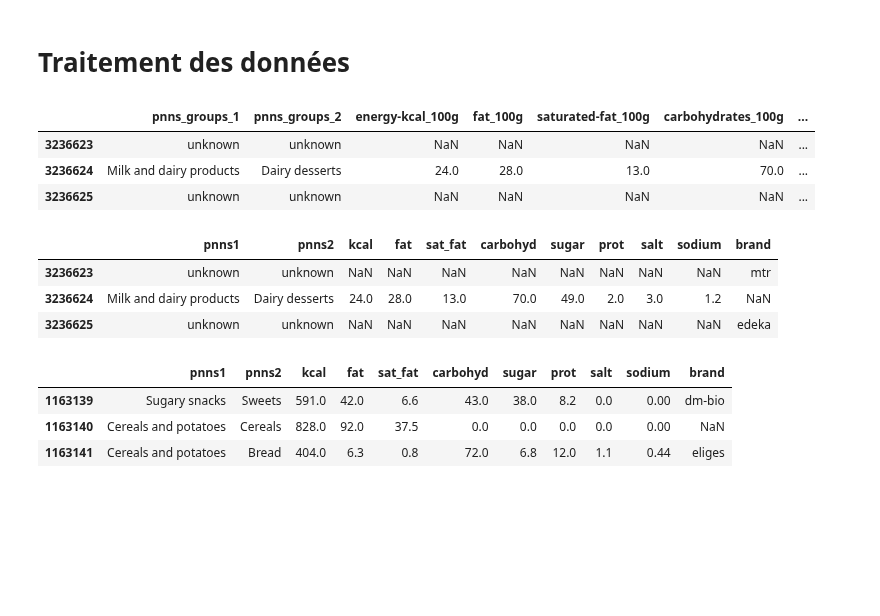
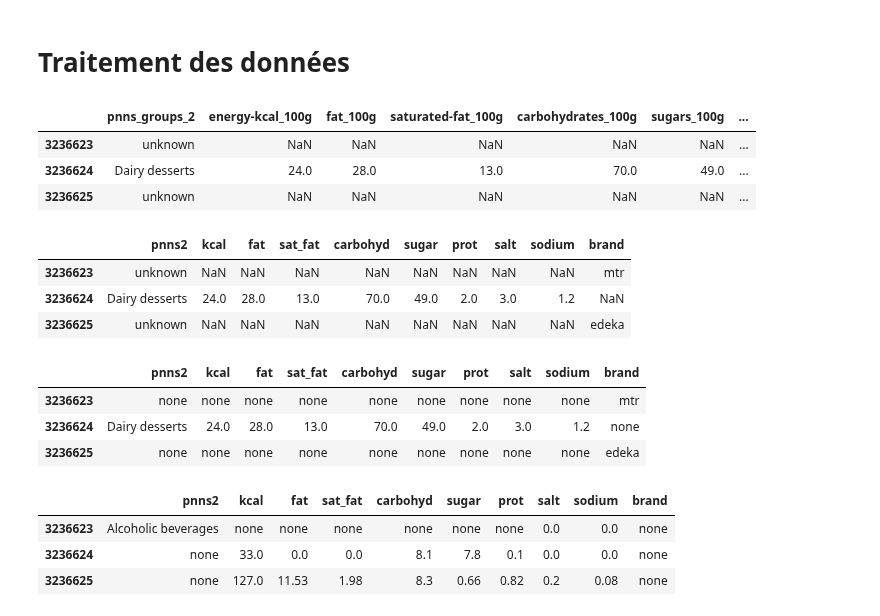
Before and after one commit to CarolusIntelligence/green_ia, a Jupyter notebook: cch/pre_processing_v0.7.ipynb, the cells around one changed output. Drawn from its saved outputs; the diff is of its cells as text; code cells hidden in the pictures; blank space fills up the shorter version.

```diff
--- a/cch/pre_processing_v0.7.ipynb
+++ b/cch/pre_processing_v0.7.ipynb
@@ -48,7 +48,10 @@ openfoodfact_csv_version = '01'
 # %%
 # import du csv de données openfoodfacts
 openfoodfacts_csv = project_path + f"data_global\\openfoodfacts_{openfoodfact_csv_version}.csv"
-df = pd.read_csv(openfoodfacts_csv)
+df_imported = pd.read_csv(openfoodfacts_csv)
+# %%
+# cellule à rafraichir pour éviter de charger pendant 1h !
+df = df_imported
 # %% [markdown]
 # Analyse des données
 # %%
@@ -94,7 +97,6 @@ range (90, 100]:
 # %%
 # récupérer les colonnes intéressantes
 col_classi = [
-    'pnns_groups_1',
     'pnns_groups_2',
     'energy-kcal_100g',
     'fat_100g',
@@ -106,46 +108,49 @@ col_classi = [
     'sodium_100g',
     'brands_tags',
 ]
-cat_df = df[col_classi]
-cat_df.tail(3)
+df = df[col_classi]
+df.tail(3)
 # %% [output]
-|  | pnns_groups_1 | pnns_groups_2 | energy-kcal_100g | fat_100g | saturated-fat_100g | carbohydrates_100g | ... |
-| 3236623 | unknown | unknown | NaN | NaN | NaN | NaN | ... |
-| 3236624 | Milk and dairy products | Dairy desserts | 24.0 | 28.0 | 13.0 | 70.0 | ... |
-| 3236625 | unknown | unknown | NaN | NaN | NaN | NaN | ... |
+|  | pnns_groups_2 | energy-kcal_100g | fat_100g | saturated-fat_100g | carbohydrates_100g | sugars_100g | ... |
+| 3236623 | unknown | NaN | NaN | NaN | NaN | NaN | ... |
+| 3236624 | Dairy desserts | 24.0 | 28.0 | 13.0 | 70.0 | 49.0 | ... |
+| 3236625 | unknown | NaN | NaN | NaN | NaN | NaN | ... |
 # %%
 # renommer les colonnes
 rename_col = {
-    'pnns_groups_1': 'pnns1',
     'energy-kcal_100g': 'kcal',
     'fat_100g': 'fat',
     'saturated-fat_100g': 'sat_fat',
     'carbohydrates_100g': 'carbohyd',
     'sugars_100g': 'sugar',
     'proteins_100g': 'prot',
     'salt_100g': 'salt',
     'sodium_100g': 'sodium',
     'brands_tags': 'brand',
     'pnns_groups_2': 'pnns2'
 }
-cat_df = cat_df.rename(columns=rename_col)
-cat_df.tail(3)
+df = df.rename(columns=rename_col)
+df.tail(3)
 # %% [output]
-|  | pnns1 | pnns2 | kcal | fat | sat_fat | carbohyd | sugar | prot | salt | sodium | brand |
-| 3236623 | unknown | unknown | NaN | NaN | NaN | NaN | NaN | NaN | NaN | NaN | mtr |
-| 3236624 | Milk and dairy products | Dairy desserts | 24.0 | 28.0 | 13.0 | 70.0 | 49.0 | 2.0 | 3.0 | 1.2 | NaN |
-| 3236625 | unknown | unknown | NaN | NaN | NaN | NaN | NaN | NaN | NaN | NaN | edeka |
+|  | pnns2 | kcal | fat | sat_fat | carbohyd | sugar | prot | salt | sodium | brand |
+| 3236623 | unknown | NaN | NaN | NaN | NaN | NaN | NaN | NaN | NaN | mtr |
+| 3236624 | Dairy desserts | 24.0 | 28.0 | 13.0 | 70.0 | 49.0 | 2.0 | 3.0 | 1.2 | NaN |
+| 3236625 | unknown | NaN | NaN | NaN | NaN | NaN | NaN | NaN | NaN | edeka |
+# %%
+# remplacer tous les NaN et unkown par null
+df.replace(['unknown', np.nan], ['none', 'none'], inplace=True)
+df.tail(3)
+# %% [output]
+|  | pnns2 | kcal | fat | sat_fat | carbohyd | sugar | prot | salt | sodium | brand |
+| 3236623 | none | none | none | none | none | none | none | none | none | mtr |
+| 3236624 | Dairy desserts | 24.0 | 28.0 | 13.0 | 70.0 | 49.0 | 2.0 | 3.0 | 1.2 | none |
+| 3236625 | none | none | none | none | none | none | none | none | none | edeka |
 # %%
-# suppresion des lignes où pnns2 = unknow ou NaN
-cat_df = cat_df.dropna(subset = ["pnns2"])
-cat_df = cat_df[cat_df['pnns2'] != 'unknown']
-
 # mélange des lignes aléatoirement
-cat_df = cat_df.sample(frac=1).reset_index(drop=True)
-
-cat_df.tail(3)
+df = df.sample(frac=1).reset_index(drop=True)
+df.tail(3)
 # %% [output]
-|  | pnns1 | pnns2 | kcal | fat | sat_fat | carbohyd | sugar | prot | salt | sodium | brand |
-| 1163139 | Sugary snacks | Sweets | 591.0 | 42.0 | 6.6 | 43.0 | 38.0 | 8.2 | 0.0 | 0.00 | dm-bio |
-| 1163140 | Cereals and potatoes | Cereals | 828.0 | 92.0 | 37.5 | 0.0 | 0.0 | 0.0 | 0.0 | 0.00 | NaN |
-| 1163141 | Cereals and potatoes | Bread | 404.0 | 6.3 | 0.8 | 72.0 | 6.8 | 12.0 | 1.1 | 0.44 | eliges |
+|  | pnns2 | kcal | fat | sat_fat | carbohyd | sugar | prot | salt | sodium | brand |
+| 3236623 | Alcoholic beverages | none | none | none | none | none | none | 0.0 | 0.0 | none |
+| 3236624 | none | 33.0 | 0.0 | 0.0 | 8.1 | 7.8 | 0.1 | 0.0 | 0.0 | none |
+| 3236625 | none | 127.0 | 11.53 | 1.98 | 8.3 | 0.66 | 0.82 | 0.2 | 0.08 | none |
```
Also changed, not shown: parts of 5 cells of this notebook.
